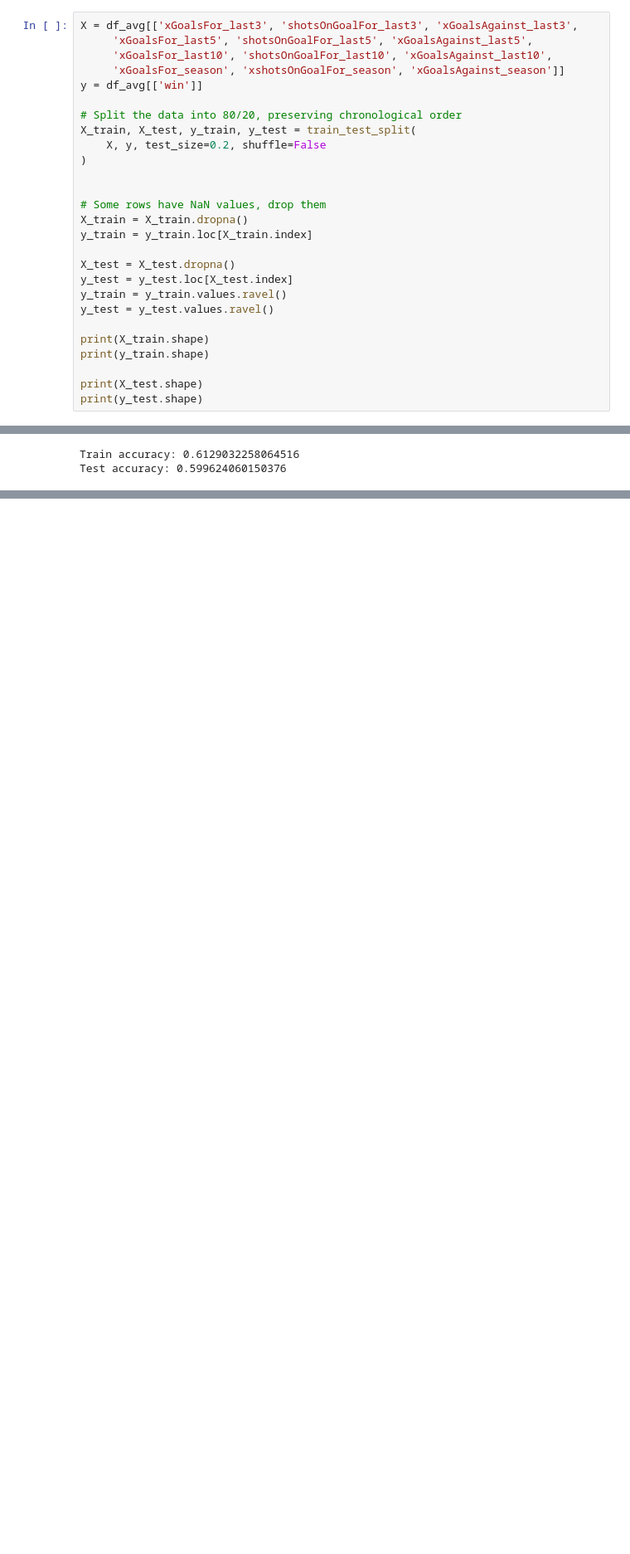
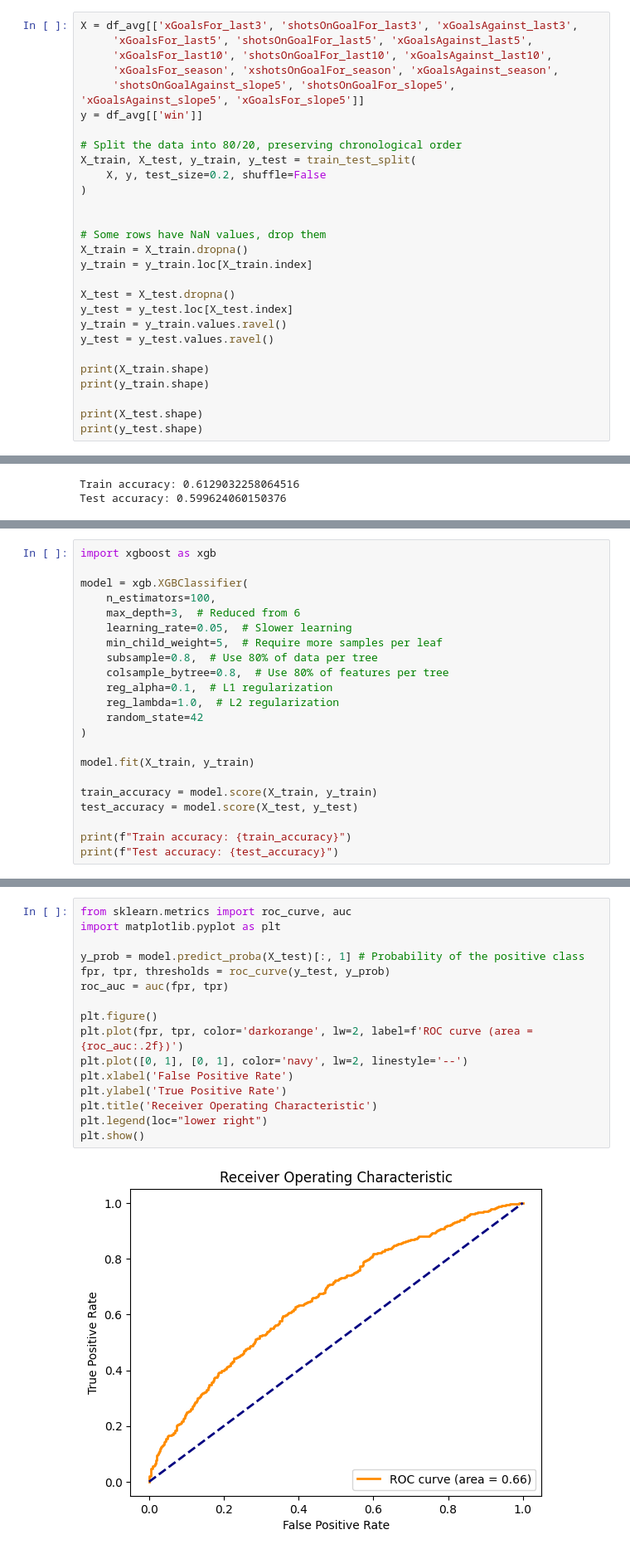
Before and after one commit to Rizzi7/NHL-Game-Prediction-CP322, a Jupyter notebook: notebooks/data_exploration.ipynb, the cells around one changed output, grey strips where cells are left out. Shown at 83% size. Saved outputs shown, nothing was run; the diff lists cells and outputs as text; blank space fills up the shorter version.

Commit message:
Aryan - added momentum and XGBoost

```diff
--- a/notebooks/data_exploration.ipynb
+++ b/notebooks/data_exploration.ipynb
@@ -362,7 +362,8 @@ Now that the features have been engineered, we can begin training our model. The
 X = df_avg[['xGoalsFor_last3', 'shotsOnGoalFor_last3', 'xGoalsAgainst_last3',
      'xGoalsFor_last5', 'shotsOnGoalFor_last5', 'xGoalsAgainst_last5',
      'xGoalsFor_last10', 'shotsOnGoalFor_last10', 'xGoalsAgainst_last10',
-     'xGoalsFor_season', 'xshotsOnGoalFor_season', 'xGoalsAgainst_season']]
+     'xGoalsFor_season', 'xshotsOnGoalFor_season', 'xGoalsAgainst_season',
+     'shotsOnGoalAgainst_slope5', 'shotsOnGoalFor_slope5', 'xGoalsAgainst_slope5', 'xGoalsFor_slope5']]
 y = df_avg[['win']]
 
 # Split the data into 80/20, preserving chronological order
@@ -423,0 +490,22 @@ Test accuracy: 0.5845864661654135
+# %%
+import xgboost as xgb
+
+model = xgb.XGBClassifier(
+    n_estimators=100,
+    max_depth=3,  # Reduced from 6
+    learning_rate=0.05,  # Slower learning
+    min_child_weight=5,  # Require more samples per leaf
+    subsample=0.8,  # Use 80% of data per tree
+    colsample_bytree=0.8,  # Use 80% of features per tree
+    reg_alpha=0.1,  # L1 regularization
+    reg_lambda=1.0,  # L2 regularization
+    random_state=42
+)
+
+model.fit(X_train, y_train)
+
+train_accuracy = model.score(X_train, y_train)
+test_accuracy = model.score(X_test, y_test)
+
+print(f"Train accuracy: {train_accuracy}")
+print(f"Test accuracy: {test_accuracy}")
@@ -423,0 +515,18 @@ Test accuracy: 0.5845864661654135
+# %%
+from sklearn.metrics import roc_curve, auc
+import matplotlib.pyplot as plt
+
+y_prob = model.predict_proba(X_test)[:, 1] # Probability of the positive class
+fpr, tpr, thresholds = roc_curve(y_test, y_prob)
+roc_auc = auc(fpr, tpr)
+
+plt.figure()
+plt.plot(fpr, tpr, color='darkorange', lw=2, label=f'ROC curve (area = {roc_auc:.2f})')
+plt.plot([0, 1], [0, 1], color='navy', lw=2, linestyle='--')
+plt.xlabel('False Positive Rate')
+plt.ylabel('True Positive Rate')
+plt.title('Receiver Operating Characteristic')
+plt.legend(loc="lower right")
+plt.show()
+# %% [output]
+[figure, added]
```
Also changed, not shown: parts of 11 cells of this notebook, 1 other file.
